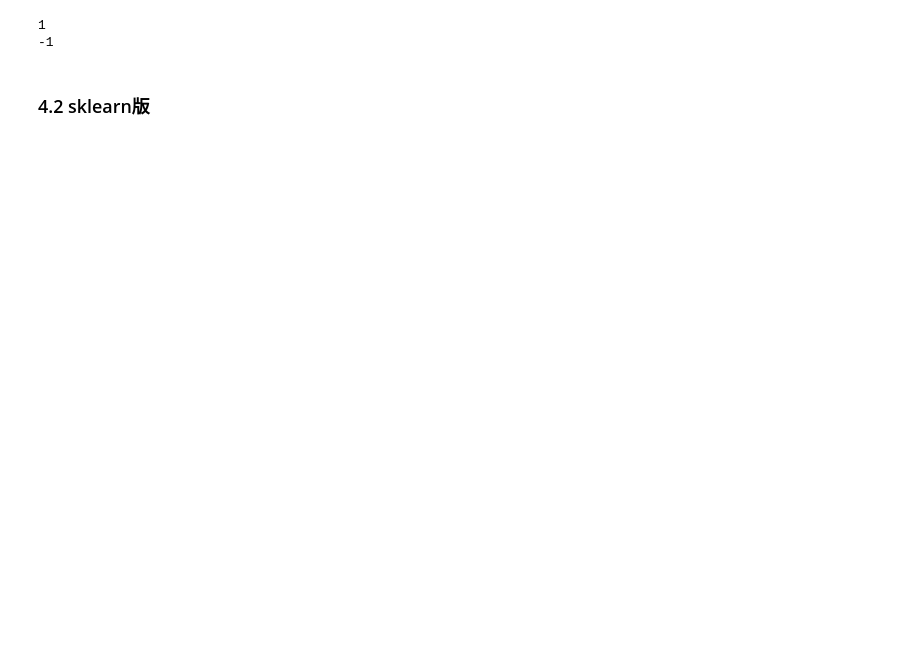
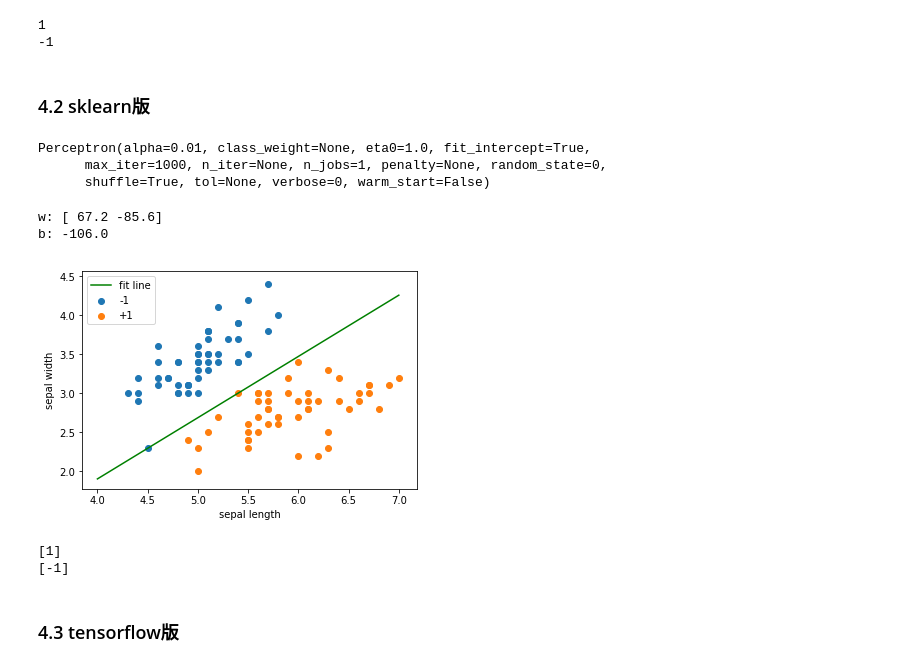
Before and after one commit to ybcc2015/Note-and-Code-of-ML, a Jupyter notebook: Perceptron.ipynb, the cells around one changed output. Saved outputs shown, nothing was run; the diff lists cells and outputs as text; code cells hidden in the pictures; blank space fills up the shorter version.

```diff
--- a/Perceptron.ipynb
+++ b/Perceptron.ipynb
@@ -200,0 +211,41 @@ from sklearn.linear_model import perceptron
+# %%
+# 训练
+pla = Perceptron(alpha=0.01, max_iter=1000)
+pla.fit(X, Y)
+# %% [output]
+Perceptron(alpha=0.01, class_weight=None, eta0=1.0, fit_intercept=True,
+      max_iter=1000, n_iter=None, n_jobs=1, penalty=None, random_state=0,
+      shuffle=True, tol=None, verbose=0, warm_start=False)
+# %%
+# 模型学到的w和b
+ws = pla.coef_[0]
+b = pla.intercept_[0]
+print('w: {}'.format(ws))
+print('b: {}'.format(b))
+# %% [output]
+w: [ 67.2 -85.6]
+b: -106.0
+# %%
+x0s = np.array([4.0, 7.0])
+x1s = -(ws[0] * x0s + b) / ws[1]
+plt.plot(x0s, x1s, label='fit line', color='green')
+
+plt.scatter(X[:50][:,0], X[:50][:,1], label='-1')
+plt.scatter(X[50:100][:, 0], X[50:100][:, 1], label='+1')
+plt.xlabel('sepal length')
+plt.ylabel('sepal width')
+plt.legend()
+plt.show()
+# %% [output]
+[figure, added]
+# %%
+# 预测
+test_pos_data = np.array([7.0, 3.5])  # 随机生成一个正样本
+test_neg_data = np.array([4.2, 2.5])  # 随机生成一个负样本
+print(pla.predict(test_pos_data.reshape(1, -1)))
+print(pla.predict(test_neg_data.reshape(1, -1)))
+# %% [output]
+[1]
+[-1]
+# %% [markdown]
+### 4.3 tensorflow版
```
Also changed, not shown: parts of 12 cells of this notebook.
